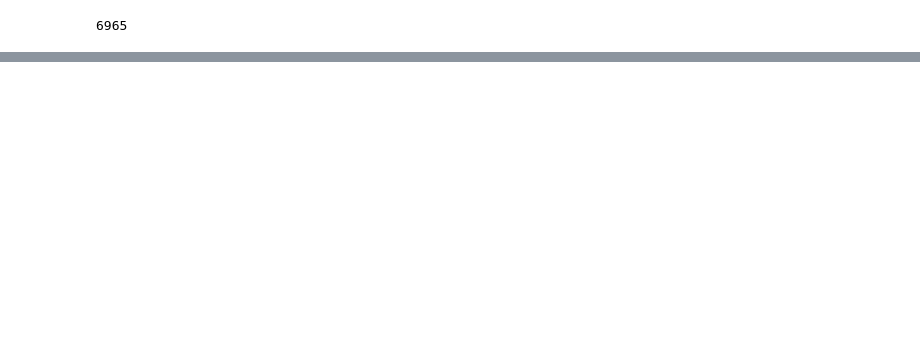
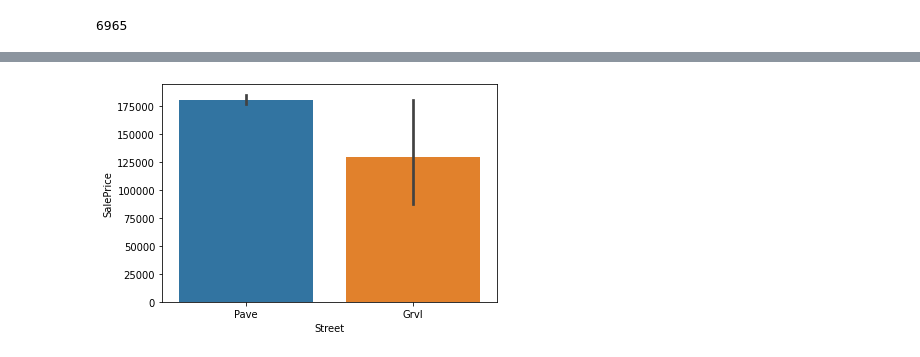
Before and after one commit to mart-anthony-stark/Machine-Learning-and-Deep-Learning, a Jupyter notebook: Housing_Prices_Prediction_Competition.ipynb, the cells around one changed output, grey strips where cells are left out. Cells and saved outputs as stored; diff of their text form; code cells hidden in the pictures; blank space fills up the shorter version.

```diff
--- a/Housing_Prices_Prediction_Competition.ipynb
+++ b/Housing_Prices_Prediction_Competition.ipynb
@@ -39,0 +91,5 @@ X_full.isna().sum().sum()
+# %%
+sns.barplot(x='Street', y='SalePrice', data=X_full)
+plt.show()
+# %% [output]
+[figure, added]
```
Also changed, not shown: parts of 21 cells of this notebook.
